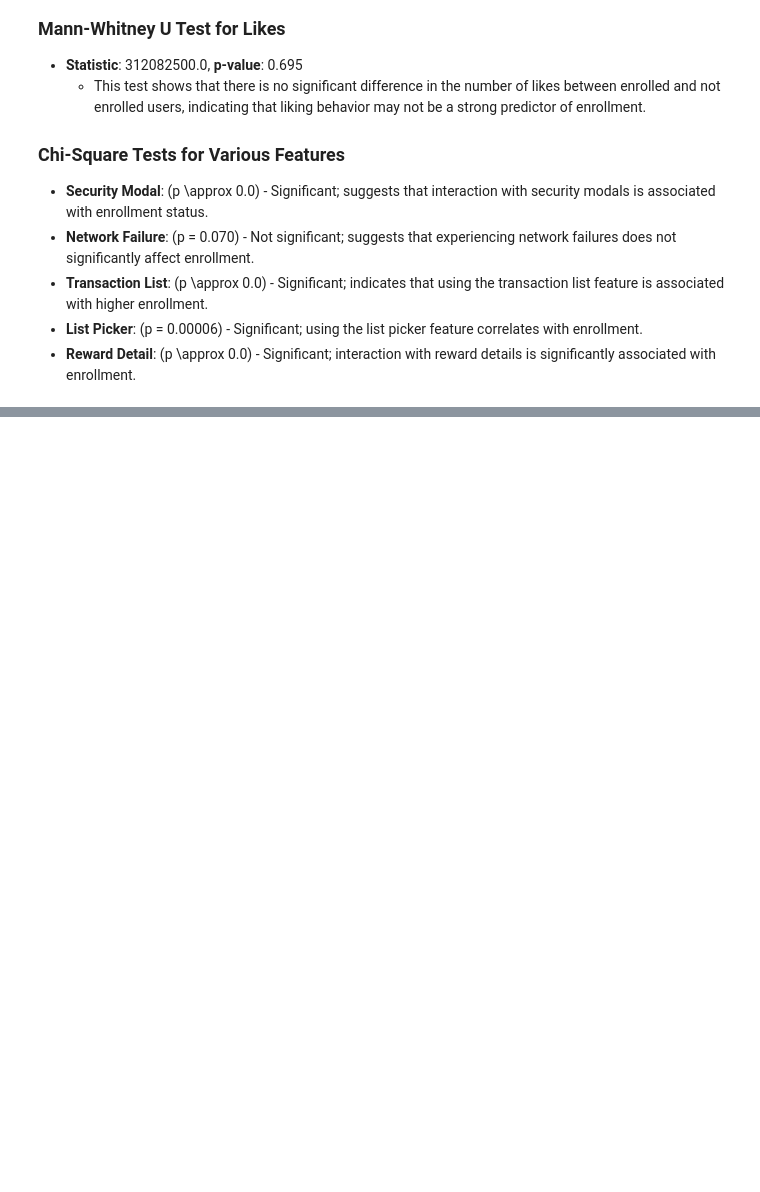
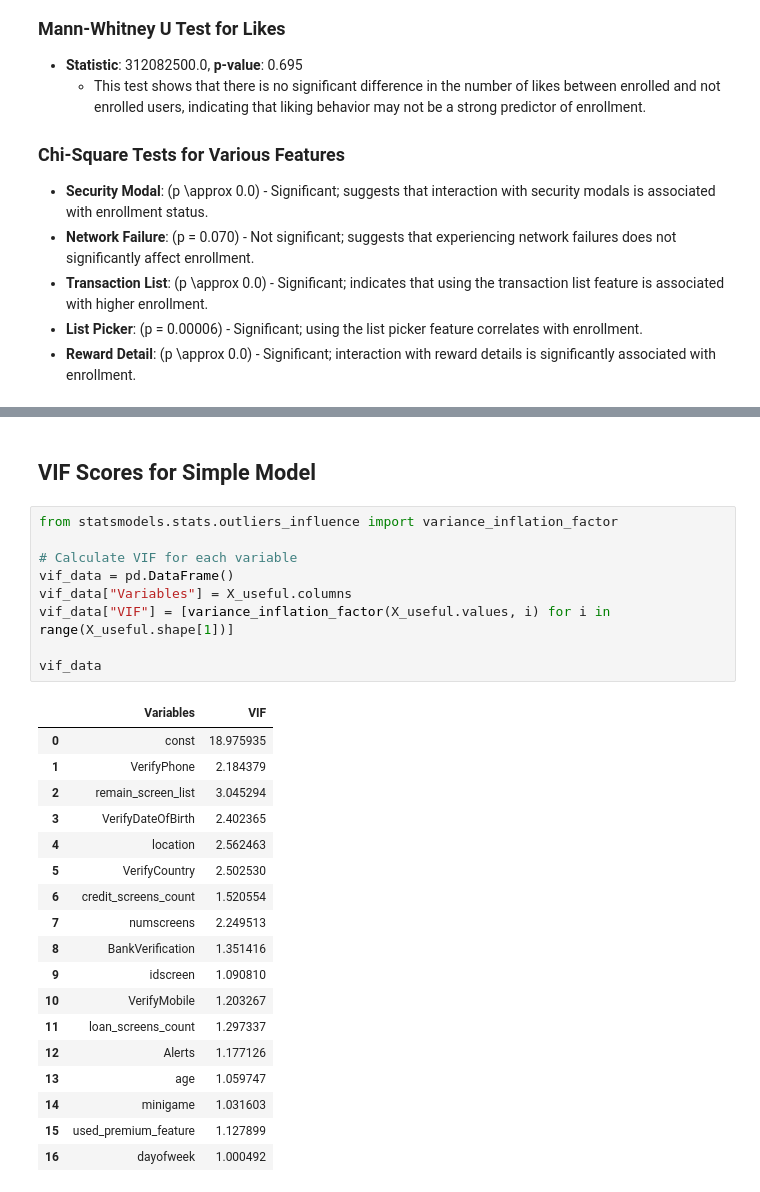
Before and after one commit to arygup/Behavioural-Research---Statistical-Methods, a Jupyter notebook: Aryan/Aryan_tests.ipynb, the cells around one changed output, grey strips where cells are left out. Saved outputs shown, nothing was run; the diff lists cells and outputs as text; blank space fills up the shorter version.

```diff
--- a/Aryan/Aryan_tests.ipynb
+++ b/Aryan/Aryan_tests.ipynb
@@ -347,0 +446,30 @@ hour_anova, liked_mannwhitney, chi_square_results_multiple
+# %% [markdown]
+## VIF Scores for Simple Model
+# %%
+from statsmodels.stats.outliers_influence import variance_inflation_factor
+
+# Calculate VIF for each variable
+vif_data = pd.DataFrame()
+vif_data["Variables"] = X_useful.columns
+vif_data["VIF"] = [variance_inflation_factor(X_useful.values, i) for i in range(X_useful.shape[1])]
+
+vif_data
+# %% [output]
+|  | Variables | VIF |
+| 0 | const | 18.975935 |
+| 1 | VerifyPhone | 2.184379 |
+| 2 | remain_screen_list | 3.045294 |
+| 3 | VerifyDateOfBirth | 2.402365 |
+| 4 | location | 2.562463 |
+| 5 | VerifyCountry | 2.502530 |
+| 6 | credit_screens_count | 1.520554 |
+| 7 | numscreens | 2.249513 |
+| 8 | BankVerification | 1.351416 |
+| 9 | idscreen | 1.090810 |
+| 10 | VerifyMobile | 1.203267 |
+| 11 | loan_screens_count | 1.297337 |
+| 12 | Alerts | 1.177126 |
+| 13 | age | 1.059747 |
+| 14 | minigame | 1.031603 |
+| 15 | used_premium_feature | 1.127899 |
+| 16 | dayofweek | 1.000492 |
```
Also changed, not shown: parts of 25 cells of this notebook.
